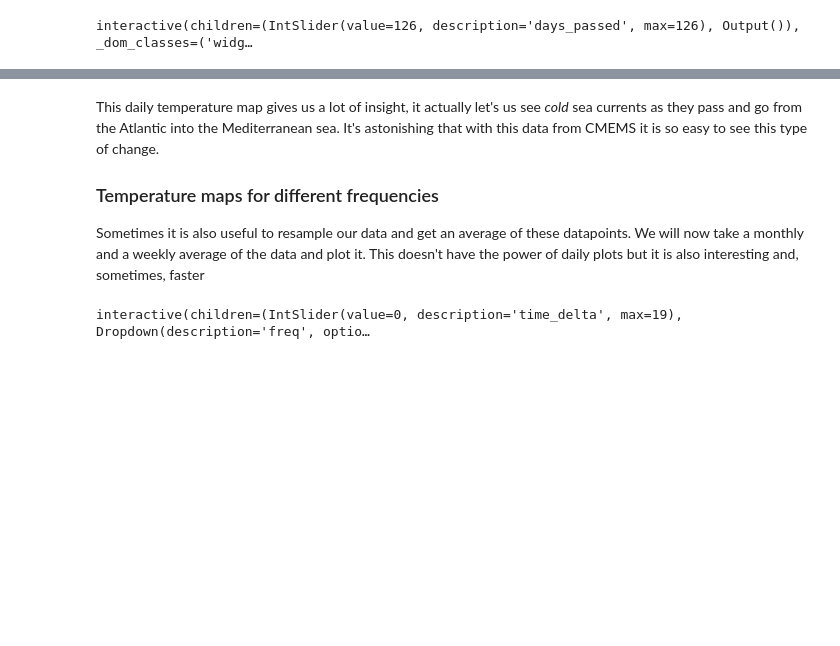
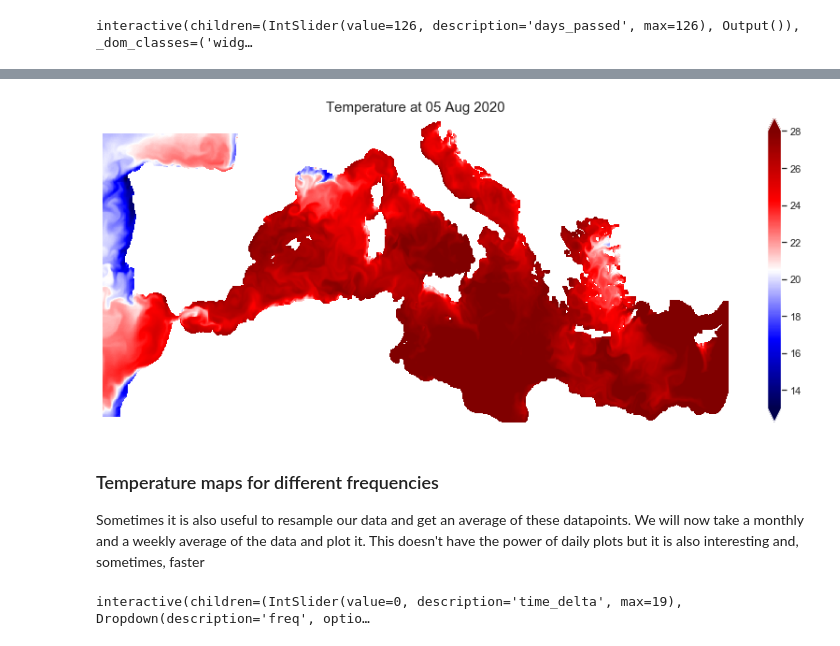
Before and after one commit to cuspime/Projects, a Jupyter notebook: Mediterranean_sea.ipynb, the cells around one changed output, grey strips where cells are left out. Saved outputs shown, nothing was run; the diff lists cells and outputs as text; code cells hidden in the pictures; blank space fills up the shorter version.

Commit message:
plot added

```diff
--- a/Mediterranean_sea.ipynb
+++ b/Mediterranean_sea.ipynb
@@ -235,6 +239,8 @@ interactive(children=(IntSlider(value=126, description='days_passed', max=126),
+# %%
+TempPlot(len(tem_surface.time)-9)
+# %% [output]
+[figure, added]
 # %% [markdown]
-This daily temperature map gives us a lot of insight, it actually let's us see *cold* sea currents as they pass and go from the Atlantic into the Mediterranean sea. It's astonishing that with this data from CMEMS it is so easy to see this type of change.
-
 ### Temperature maps for different frequencies
 Sometimes it is also useful to resample our data and get an average of these datapoints. We will now take a monthly and a weekly average of the data and plot it. This doesn't have the power of daily plots but it is also interesting and, sometimes, faster
 # %%
```
Also changed, not shown: parts of 1 cell of this notebook.
